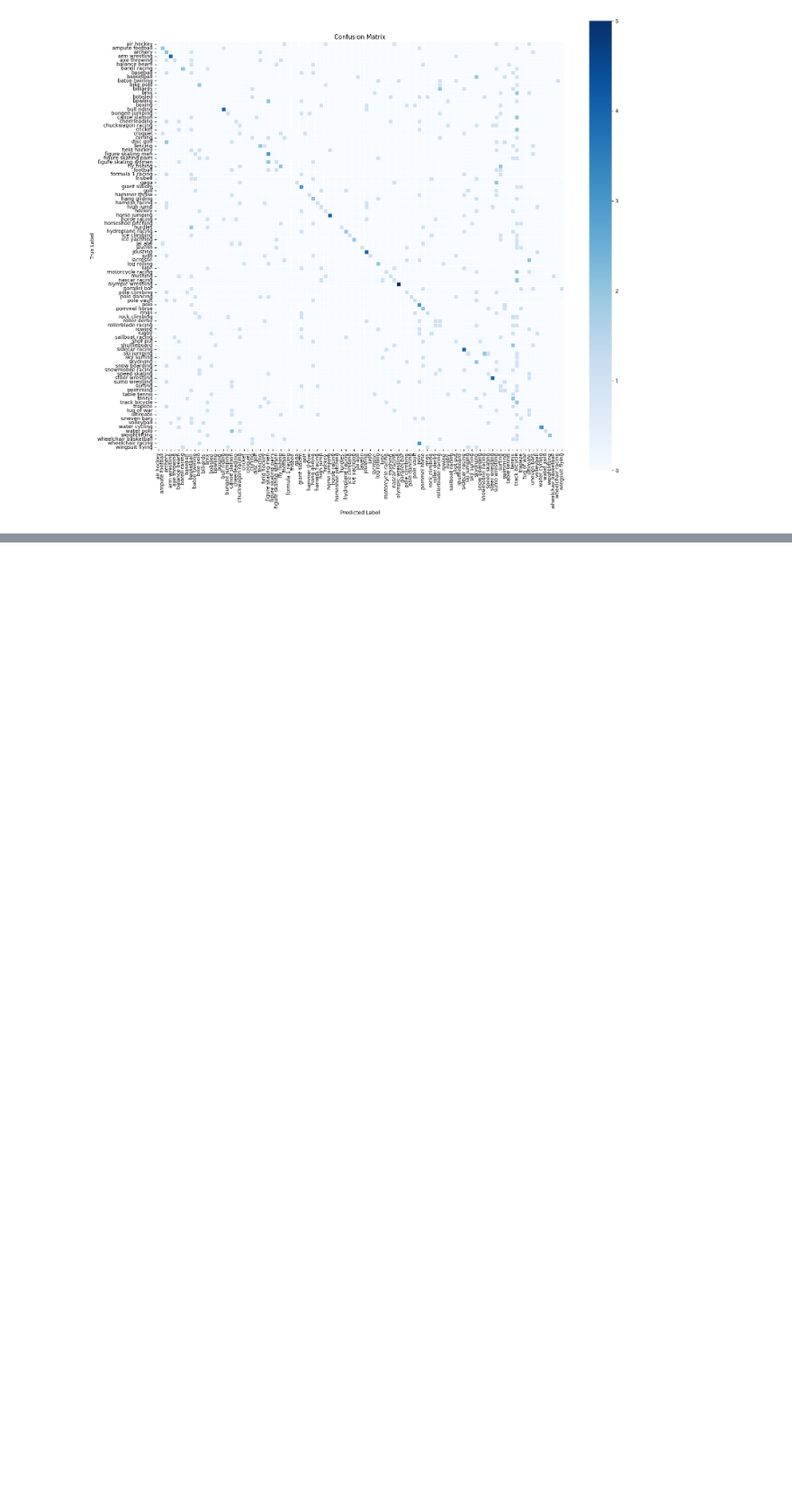
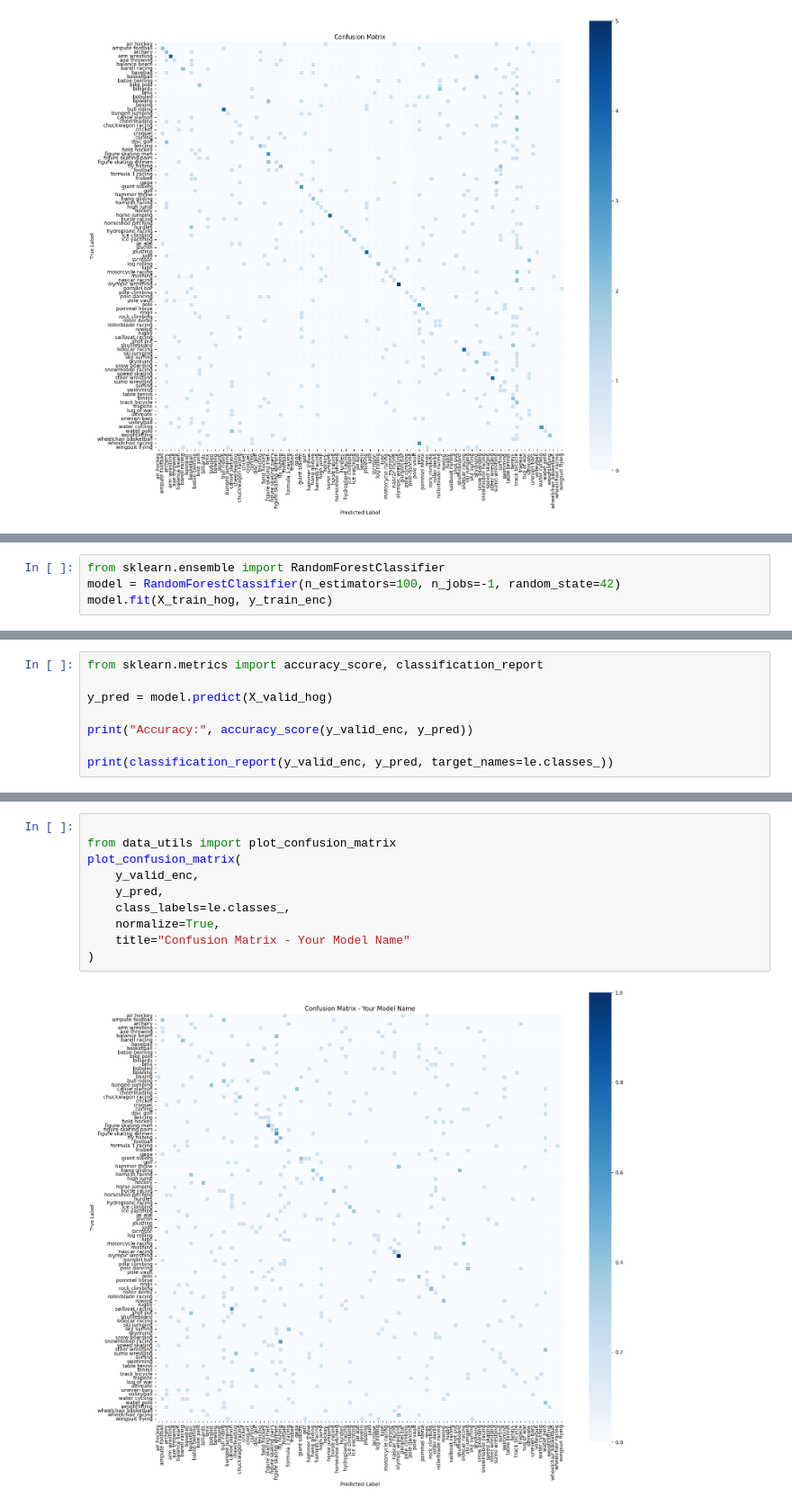
Before and after one commit to safdarzeeshan/uoft-ml-sports, a Jupyter notebook: sports-dectection.ipynb, the cells around one changed output, grey strips where cells are left out. Shown at 90% size. Saved outputs shown, nothing was run; the diff lists cells and outputs as text; blank space fills up the shorter version.

Commit message:
feat: hog + random forest

```diff
--- a/sports-dectection.ipynb
+++ b/sports-dectection.ipynb
@@ -220,0 +223,4 @@ plot_confusion_matrix(y_valid_enc, y_pred, class_labels=le.classes_)
+# %%
+from sklearn.ensemble import RandomForestClassifier
+model = RandomForestClassifier(n_estimators=100, n_jobs=-1, random_state=42)
+model.fit(X_train_hog, y_train_enc)
@@ -220,0 +229,8 @@ plot_confusion_matrix(y_valid_enc, y_pred, class_labels=le.classes_)
+# %%
+from sklearn.metrics import accuracy_score, classification_report
+
+y_pred = model.predict(X_valid_hog)
+
+print("Accuracy:", accuracy_score(y_valid_enc, y_pred))
+
+print(classification_report(y_valid_enc, y_pred, target_names=le.classes_))
@@ -220,0 +255,12 @@ plot_confusion_matrix(y_valid_enc, y_pred, class_labels=le.classes_)
+# %%
+
+from data_utils import plot_confusion_matrix
+plot_confusion_matrix(
+    y_valid_enc,
+    y_pred,
+    class_labels=le.classes_,
+    normalize=True,
+    title="Confusion Matrix - Your Model Name"
+)
+# %% [output]
+[figure, added]
```
Also changed, not shown: parts of 3 cells of this notebook.
